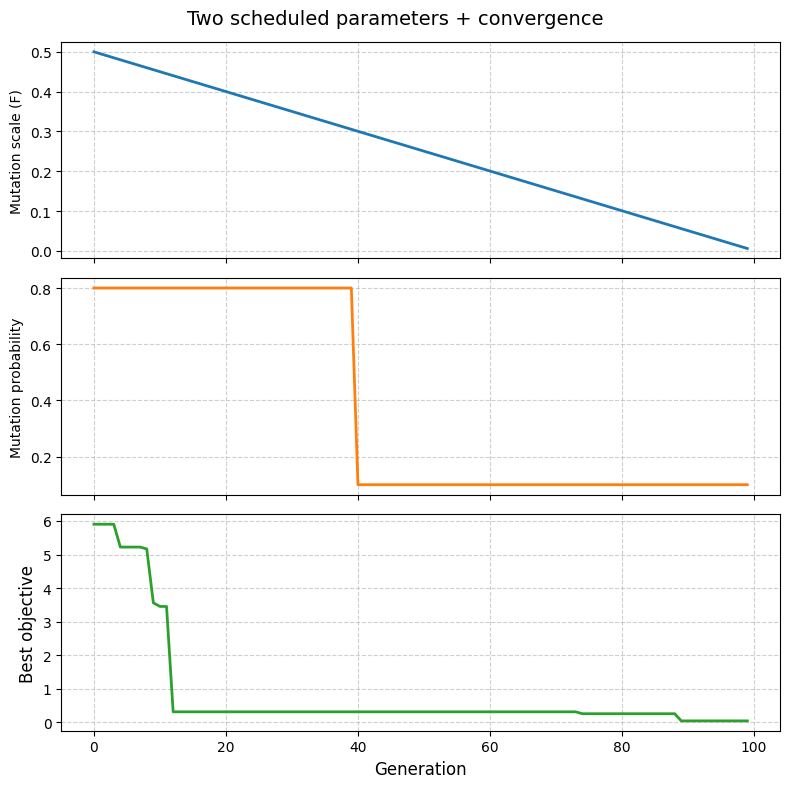
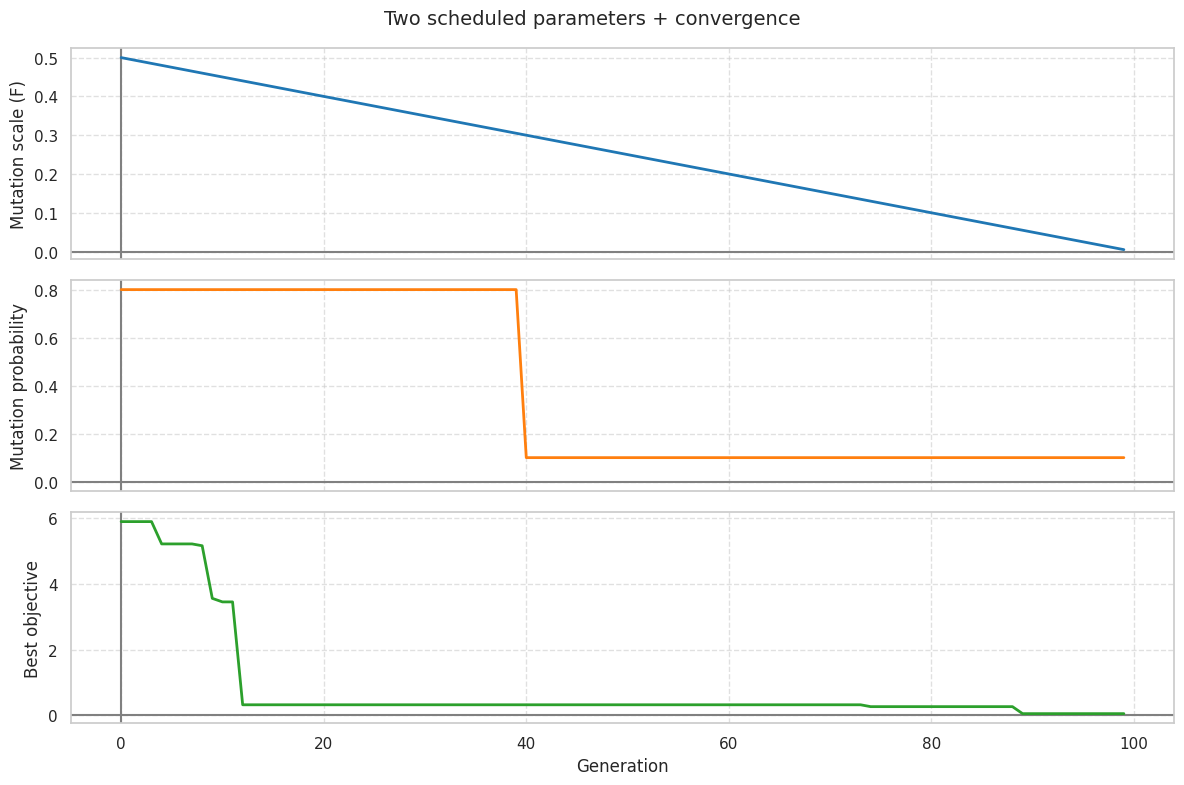
Unified diff of the notebook cell whose output changed from the first chart to the second:
--- before
+++ after
@@ -3,19 +3,26 @@
 
 # Then in the plotting cell:
-fig, (ax1, ax2, ax3) = plt.subplots(3, 1, sharex=True, figsize=(8, 8))
+sns.set_theme(style="whitegrid")
+fig, (ax1, ax2, ax3) = plt.subplots(3, 1, sharex=True, figsize=(12, 8))
 
-ax1.plot(scale_history, color="tab:blue", linewidth=2)
+ax1.plot(scale_history, color="tab:blue", linewidth=2, zorder=10)
 ax1.set_ylabel("Mutation scale (F)")
 ax1.grid(True, linestyle="--", alpha=0.6)
+ax1.axhline(0, color="grey")
+ax1.axvline(0, color="grey")
 
-ax2.plot(prob_history, color="tab:orange", linewidth=2)
+ax2.plot(prob_history, color="tab:orange", linewidth=2, zorder=10)
 ax2.set_ylabel("Mutation probability")
 ax2.grid(True, linestyle="--", alpha=0.6)
+ax2.axhline(0, color="grey")
+ax2.axvline(0, color="grey")
 
 # New seaborn-style convergence on ax3
-sns.lineplot(data=history_df, x="iteration", y="best_objective", ax=ax3, linewidth=2, color="tab:green")
+sns.lineplot(data=history_df, x="iteration", y="best_objective", ax=ax3, linewidth=2, color="tab:green", zorder=10)
 ax3.set_xlabel("Generation", fontsize=12)
 ax3.set_ylabel("Best objective", fontsize=12)
 ax3.grid(True, linestyle="--", alpha=0.6)
+ax3.axhline(0, color="grey")
+ax3.axvline(0, color="grey")
 
 plt.suptitle("Two scheduled parameters + convergence", fontsize=14)

Commit: Fixed (almost) all tests and implemented conditional elitism